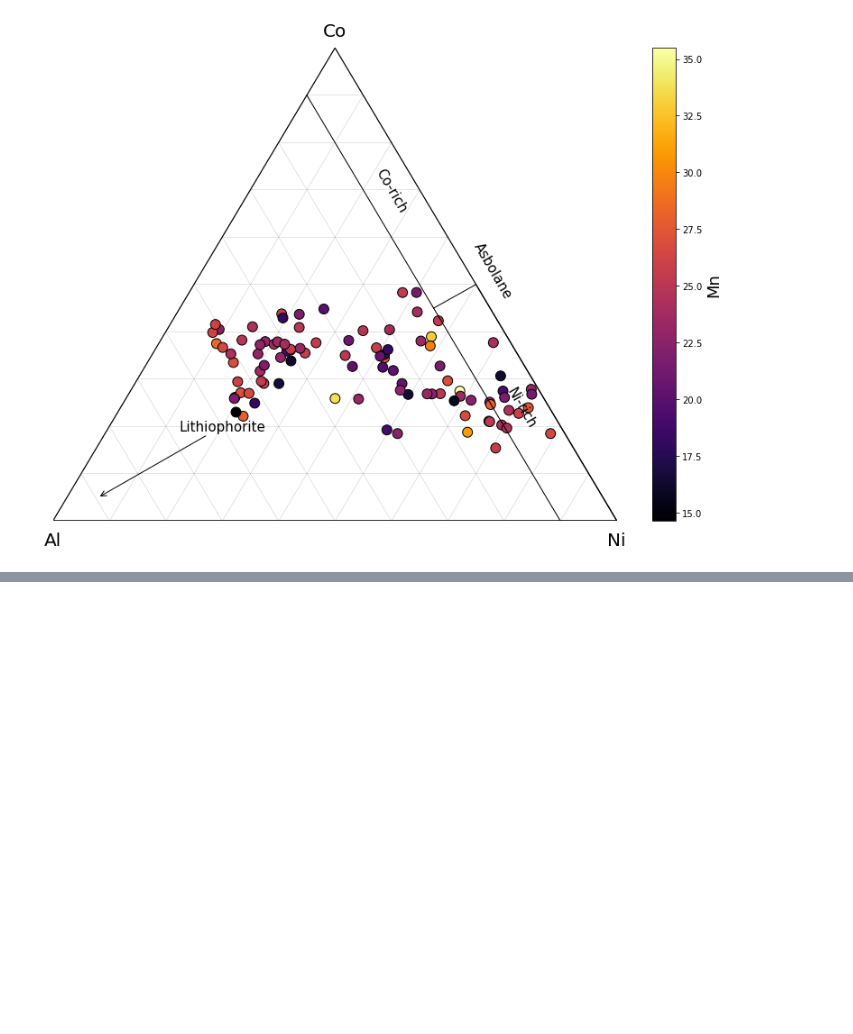
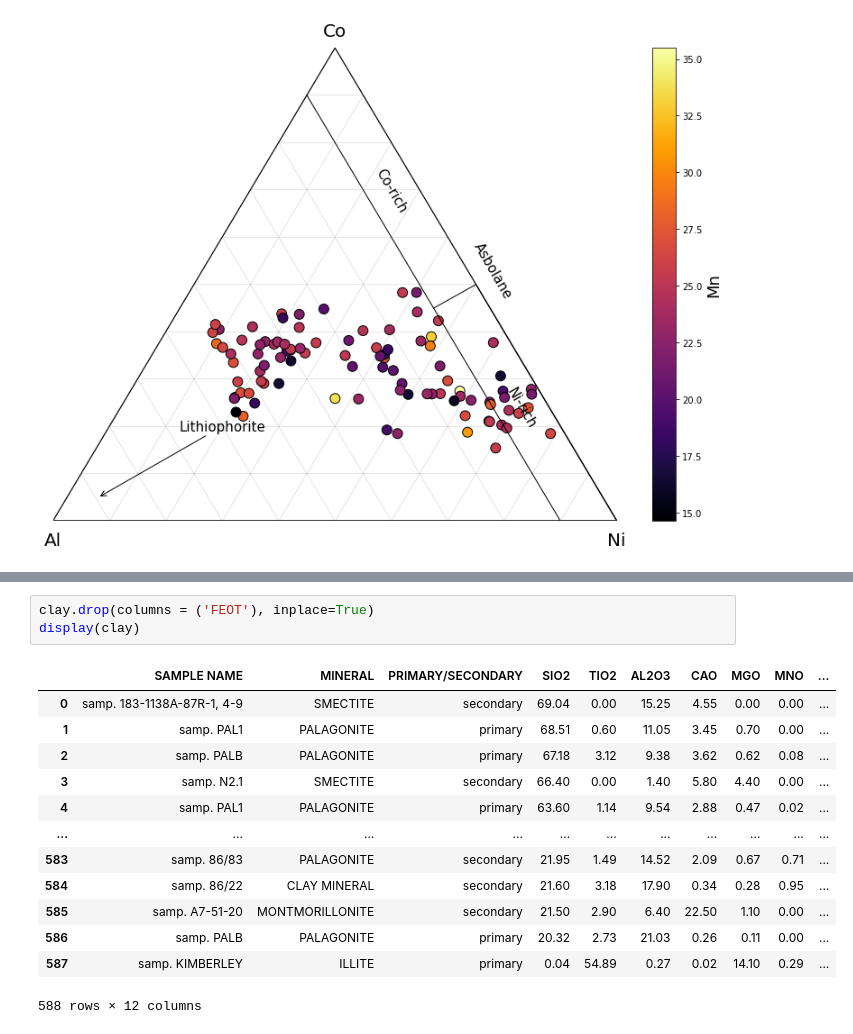
Before and after one commit to mattlamachado/Ternaryplot_Mineral_Classif, a Jupyter notebook: ternary_mineral_classif_1.2.ipynb, the cells around one changed output, grey strips where cells are left out. Cells and saved outputs as stored; diff of their text form; blank space fills up the shorter version.

```diff
--- a/ternary_mineral_classif_1.2.ipynb
+++ b/ternary_mineral_classif_1.2.ipynb
@@ -434,0 +449,17 @@ file name: asbolane_biocobalt_byMn
+# %%
+clay.drop(columns = ('FEOT'), inplace=True)
+display(clay)
+# %% [output]
+|  | SAMPLE NAME | MINERAL | PRIMARY/SECONDARY | SIO2 | TIO2 | AL2O3 | CAO | MGO | MNO | ... |
+| 0 | samp. 183-1138A-87R-1, 4-9 | SMECTITE | secondary | 69.04 | 0.00 | 15.25 | 4.55 | 0.00 | 0.00 | ... |
+| 1 | samp. PAL1 | PALAGONITE | primary | 68.51 | 0.60 | 11.05 | 3.45 | 0.70 | 0.00 | ... |
+| 2 | samp. PALB | PALAGONITE | primary | 67.18 | 3.12 | 9.38 | 3.62 | 0.62 | 0.08 | ... |
+| 3 | samp. N2.1 | SMECTITE | secondary | 66.40 | 0.00 | 1.40 | 5.80 | 4.40 | 0.00 | ... |
+| 4 | samp. PAL1 | PALAGONITE | primary | 63.60 | 1.14 | 9.54 | 2.88 | 0.47 | 0.02 | ... |
+| ... | ... | ... | ... | ... | ... | ... | ... | ... | ... | ... |
+| 583 | samp. 86/83 | PALAGONITE | secondary | 21.95 | 1.49 | 14.52 | 2.09 | 0.67 | 0.71 | ... |
+| 584 | samp. 86/22 | CLAY MINERAL | secondary | 21.60 | 3.18 | 17.90 | 0.34 | 0.28 | 0.95 | ... |
+| 585 | samp. A7-51-20 | MONTMORILLONITE | secondary | 21.50 | 2.90 | 6.40 | 22.50 | 1.10 | 0.00 | ... |
+| 586 | samp. PALB | PALAGONITE | primary | 20.32 | 2.73 | 21.03 | 0.26 | 0.11 | 0.00 | ... |
+| 587 | samp. KIMBERLEY | ILLITE | primary | 0.04 | 54.89 | 0.27 | 0.02 | 14.10 | 0.29 | ... |
+588 rows × 12 columns
```
Also changed, not shown: parts of 7 cells of this notebook, 3 other files.
